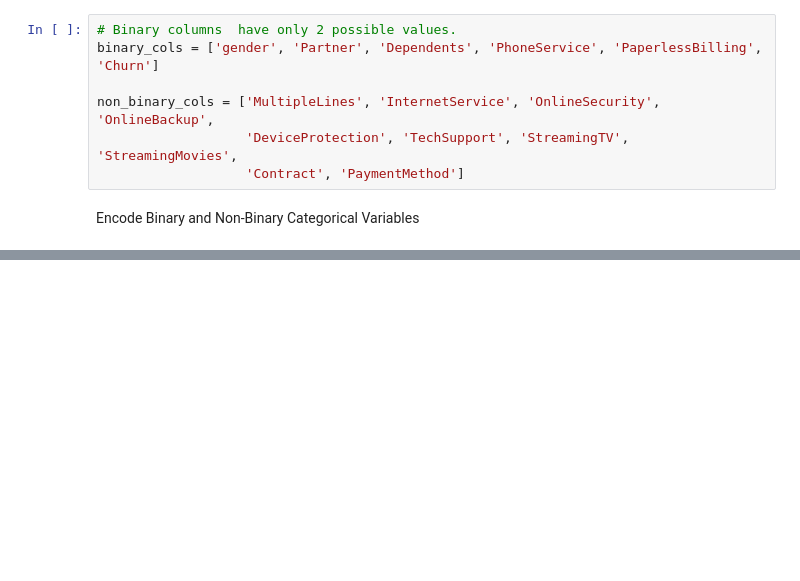
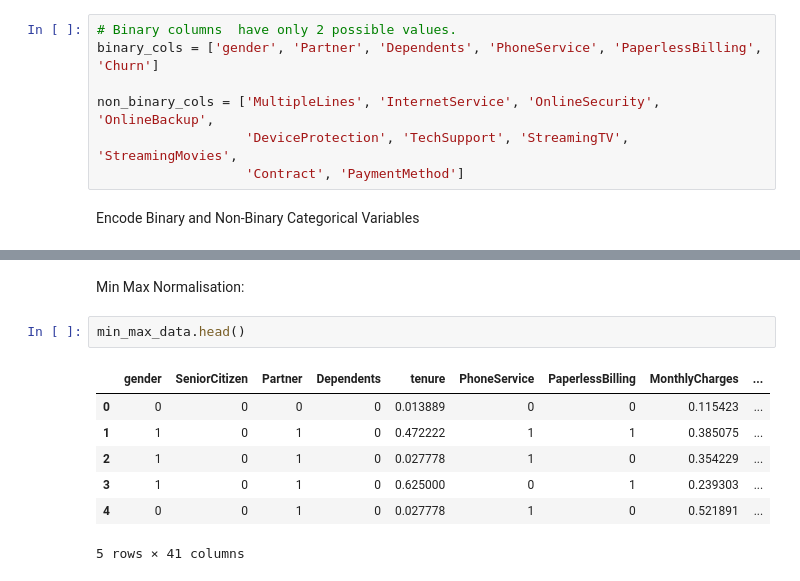
Before and after one commit to asaid03/churn-prediction, a Jupyter notebook: churn_prediction_modeling.ipynb, the cells around one changed output, grey strips where cells are left out. Saved outputs shown, nothing was run; the diff lists cells and outputs as text; blank space fills up the shorter version.

```diff
--- a/churn_prediction_modeling.ipynb
+++ b/churn_prediction_modeling.ipynb
@@ -140,0 +146,12 @@ One-hot categories: {'MultipleLines': ['No phone service', 'No', 'Yes'], 'Intern
+# %% [markdown]
+Min Max Normalisation:
+# %%
+min_max_data.head()
+# %% [output]
+|  | gender | SeniorCitizen | Partner | Dependents | tenure | PhoneService | PaperlessBilling | MonthlyCharges | ... |
+| 0 | 0 | 0 | 0 | 0 | 0.013889 | 0 | 0 | 0.115423 | ... |
+| 1 | 1 | 0 | 1 | 0 | 0.472222 | 1 | 1 | 0.385075 | ... |
+| 2 | 1 | 0 | 1 | 0 | 0.027778 | 1 | 0 | 0.354229 | ... |
+| 3 | 1 | 0 | 1 | 0 | 0.625000 | 0 | 1 | 0.239303 | ... |
+| 4 | 0 | 0 | 1 | 0 | 0.027778 | 1 | 0 | 0.521891 | ... |
+5 rows × 41 columns
```
Also changed, not shown: parts of 11 cells of this notebook.
